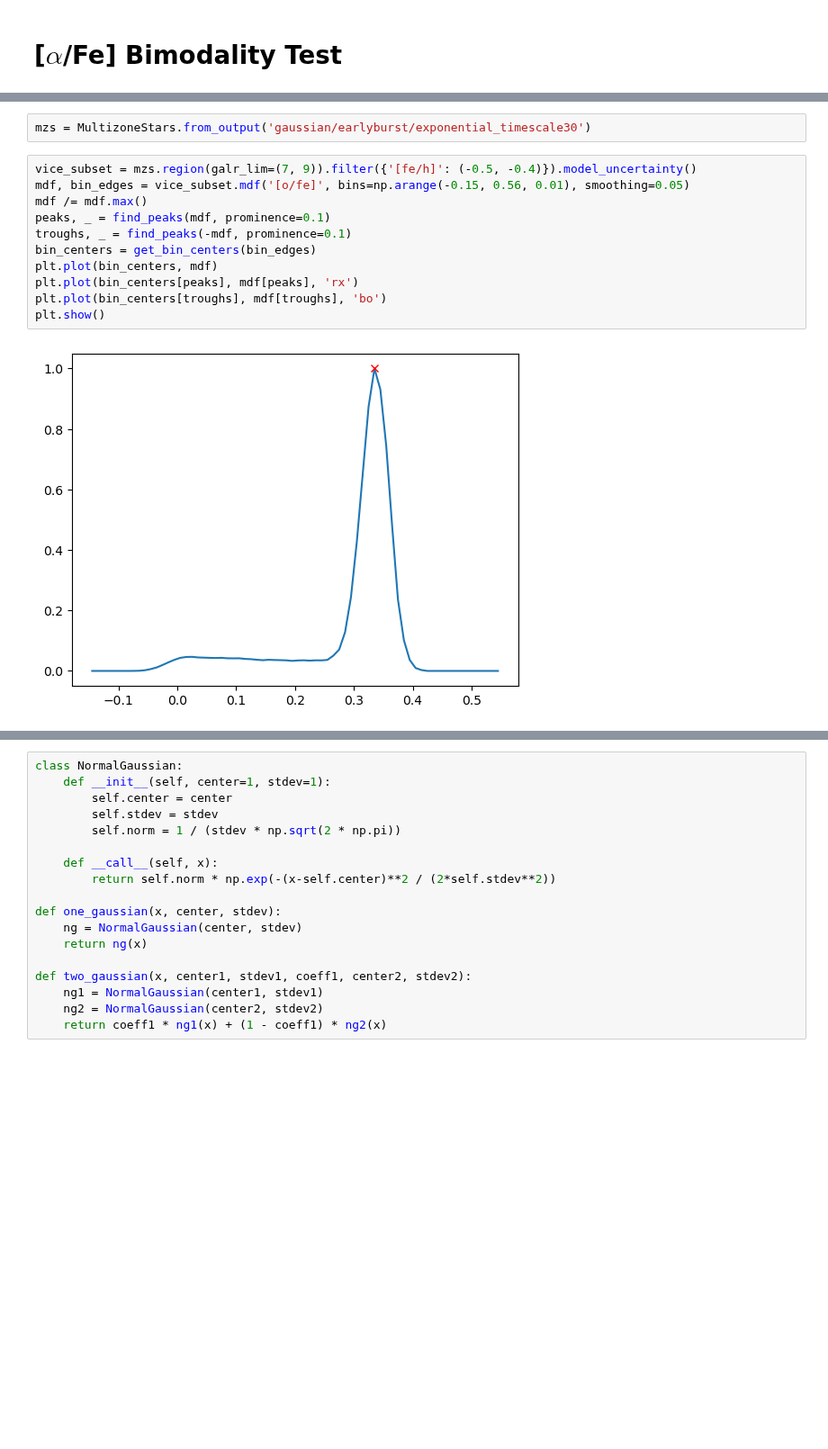
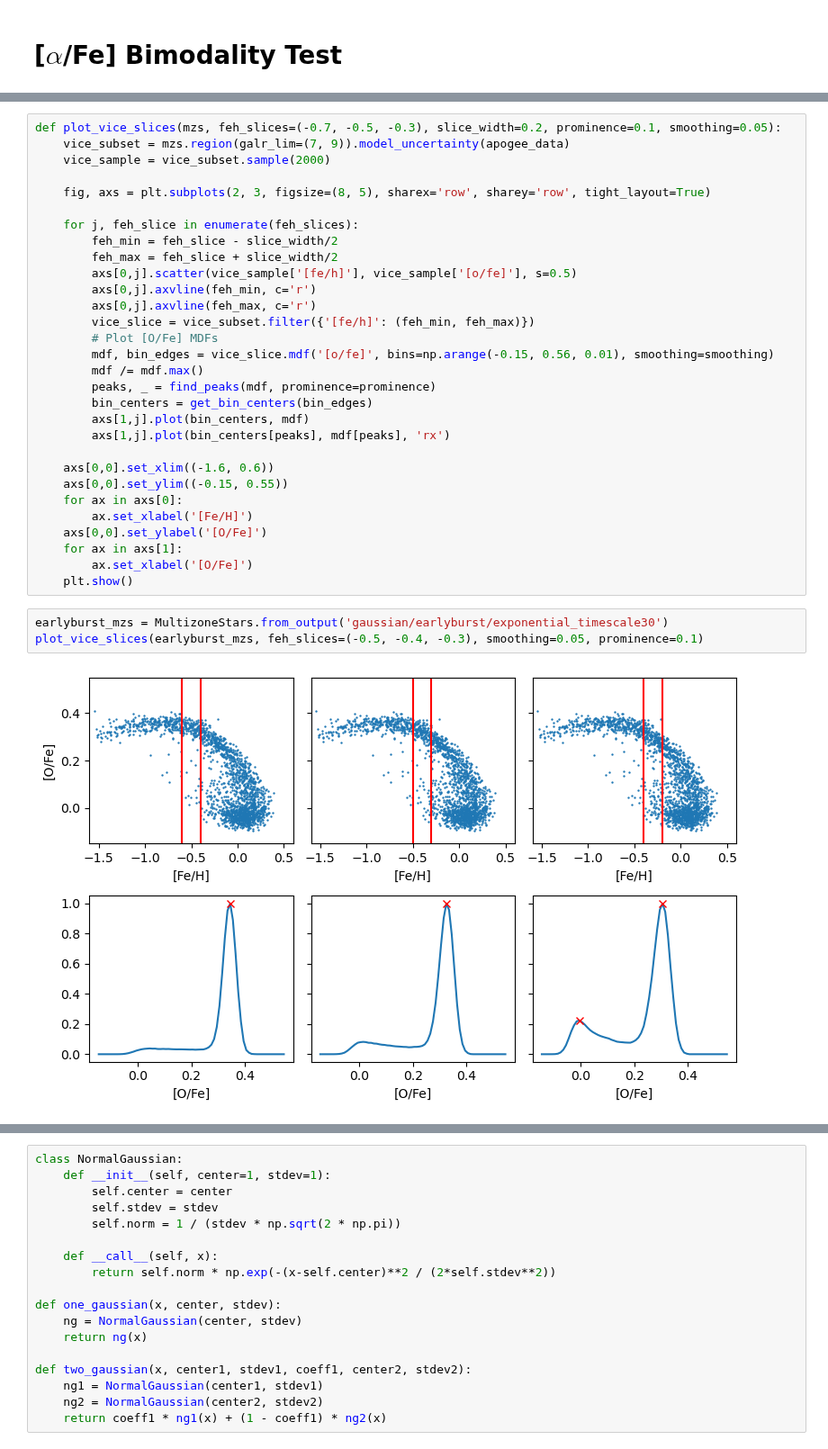
Before and after one commit to lodubay/galactic-dtd, a Jupyter notebook: notebooks/bimodality_new.ipynb, the cells around one changed output, grey strips where cells are left out. Shown at 90% size. Saved outputs shown, nothing was run; the diff lists cells and outputs as text; blank space fills up the shorter version.

```diff
--- a/notebooks/bimodality_new.ipynb
+++ b/notebooks/bimodality_new.ipynb
@@ -33,15 +51,35 @@ plt.plot(bin_centers[peaks], mdf[peaks], 'rx')
+# %%
+def plot_vice_slices(mzs, feh_slices=(-0.7, -0.5, -0.3), slice_width=0.2, prominence=0.1, smoothing=0.05):
+    vice_subset = mzs.region(galr_lim=(7, 9)).model_uncertainty(apogee_data)
+    vice_sample = vice_subset.sample(2000)
+
+    fig, axs = plt.subplots(2, 3, figsize=(8, 5), sharex='row', sharey='row', tight_layout=True)
+
+    for j, feh_slice in enumerate(feh_slices):
+        feh_min = feh_slice - slice_width/2
+        feh_max = feh_slice + slice_width/2
+        axs[0,j].scatter(vice_sample['[fe/h]'], vice_sample['[o/fe]'], s=0.5)
+        axs[0,j].axvline(feh_min, c='r')
+        axs[0,j].axvline(feh_max, c='r')
+        vice_slice = vice_subset.filter({'[fe/h]': (feh_min, feh_max)})
+        # Plot [O/Fe] MDFs
+        mdf, bin_edges = vice_slice.mdf('[o/fe]', bins=np.arange(-0.15, 0.56, 0.01), smoothing=smoothing)
+        mdf /= mdf.max()
+        peaks, _ = find_peaks(mdf, prominence=prominence)
+        bin_centers = get_bin_centers(bin_edges)
+        axs[1,j].plot(bin_centers, mdf)
+        axs[1,j].plot(bin_centers[peaks], mdf[peaks], 'rx')
+
+    axs[0,0].set_xlim((-1.6, 0.6))
+    axs[0,0].set_ylim((-0.15, 0.55))
+    for ax in axs[0]:
+        ax.set_xlabel('[Fe/H]')
+    axs[0,0].set_ylabel('[O/Fe]')
+    for ax in axs[1]:
+        ax.set_xlabel('[O/Fe]')
+    plt.show()
 # %%
-mzs = MultizoneStars.from_output('gaussian/earlyburst/exponential_timescale30')
+earlyburst_mzs = MultizoneStars.from_output('gaussian/earlyburst/exponential_timescale30')
+plot_vice_slices(earlyburst_mzs, feh_slices=(-0.5, -0.4, -0.3), smoothing=0.05, prominence=0.1)
+# %% [output]
+[figure, added]
-# %%
-vice_subset = mzs.region(galr_lim=(7, 9)).filter({'[fe/h]': (-0.5, -0.4)}).model_uncertainty()
-mdf, bin_edges = vice_subset.mdf('[o/fe]', bins=np.arange(-0.15, 0.56, 0.01), smoothing=0.05)
-mdf /= mdf.max()
-peaks, _ = find_peaks(mdf, prominence=0.1)
-troughs, _ = find_peaks(-mdf, prominence=0.1)
-bin_centers = get_bin_centers(bin_edges)
-plt.plot(bin_centers, mdf)
-plt.plot(bin_centers[peaks], mdf[peaks], 'rx')
-plt.plot(bin_centers[troughs], mdf[troughs], 'bo')
-plt.show()
-# %% [output]
-[figure, removed]
```
Also changed, not shown: parts of 9 cells of this notebook, 2 other files.
